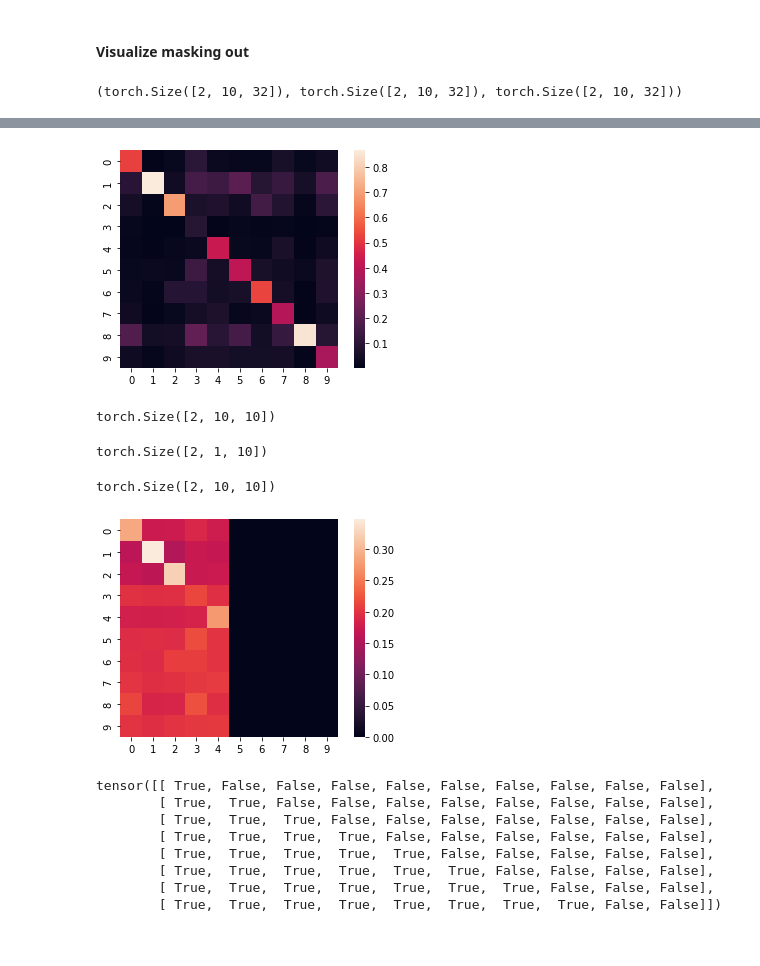
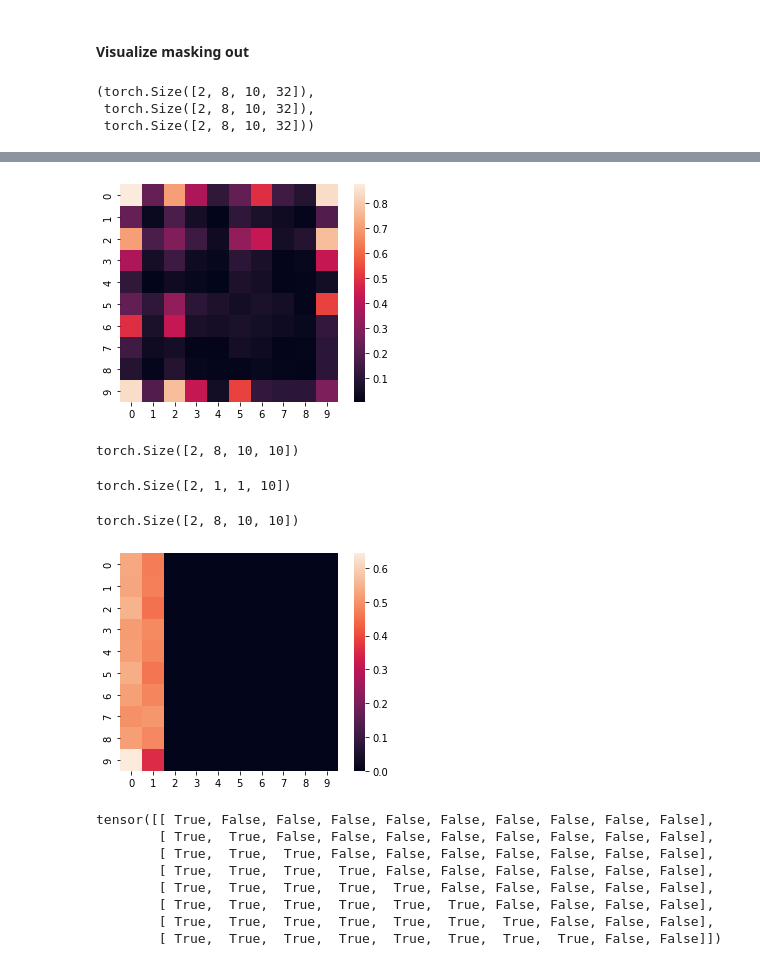
Before and after one commit to ahmedsamirio/transformers, a Jupyter notebook: attention-is-all-you-need.ipynb, the cells around one changed output, grey strips where cells are left out. Cells and saved outputs as stored; diff of their text form; code cells hidden in the pictures.

```diff
--- a/attention-is-all-you-need.ipynb
+++ b/attention-is-all-you-need.ipynb
@@ -536,17 +539,19 @@ In order to use the same `MultiHeadedAttention` class, we need to customize it t
 # %% [markdown]
 #### Visualize masking out
 # %%
-X = torch.rand((2, 10, 32))
+X = torch.rand((2, 8, 10, 32))
 # %%
 Q, K, V = X, X, X
 # %%
 Q.shape, K.shape, V.shape
 # %% [output]
-(torch.Size([2, 10, 32]), torch.Size([2, 10, 32]), torch.Size([2, 10, 32]))
+(torch.Size([2, 8, 10, 32]),
+ torch.Size([2, 8, 10, 32]),
+ torch.Size([2, 8, 10, 32]))
 # %% [markdown]
 ![sda](https://www.tutorialexample.com/wp-content/uploads/2020/10/Scaled-Dot-Product-Attention.png)
 # %%
-QKT = torch.einsum('bqj, bkj -> bqk', Q, K)
+QKT = torch.einsum('bhqj, bhkj -> bhqk', Q, K)
 
 QKT = torch.nn.Softmax(dim=1)(QKT)
 denom = Q.shape[1]**-2
@@ -554,23 +559,23 @@ denom = Q.shape[1]**-2
 import matplotlib.pyplot as plt
 import seaborn as sns
 
-sns.heatmap(QKT[0], square=True);
+sns.heatmap(QKT[0, 0], square=True);
 # %% [output]
-[figure, old version]
+[figure, new version]
 # %%
 masks = torch.BoolTensor([[False, False, False, False, False, True, True, True, True, True],
                           [False, False, True, True, True, True, True, True, True, True]])
 # %%
-QKT = QKT.masked_fill(masks.unsqueeze(1), -torch.inf)
+QKT = QKT.masked_fill(masks[:, None, None, :], -torch.inf)
 # %%
 QKT.shape
 # %% [output]
-torch.Size([2, 10, 10])
+torch.Size([2, 8, 10, 10])
 # %%
-masks.unsqueeze(1).shape
+masks[:, None, None, :].shape
 # %% [output]
-torch.Size([2, 1, 10])
+torch.Size([2, 1, 1, 10])
 # %%
 QKT.shape
 # %% [output]
-torch.Size([2, 10, 10])
+torch.Size([2, 8, 10, 10])
@@ -577,7 +584,4 @@ torch.Size([2, 10, 10])
 # %%
-QKT = torch.nn.Softmax(dim=-1)(QKT)
-denom = Q.shape[1]**-2
-
-sns.heatmap(QKT[0], square=True);
+sns.heatmap(QKT[1, 3], square=True);
 # %% [output]
-[figure, old version]
+[figure, new version]
```
Also changed, not shown: parts of 120 cells of this notebook, 1 other file.
